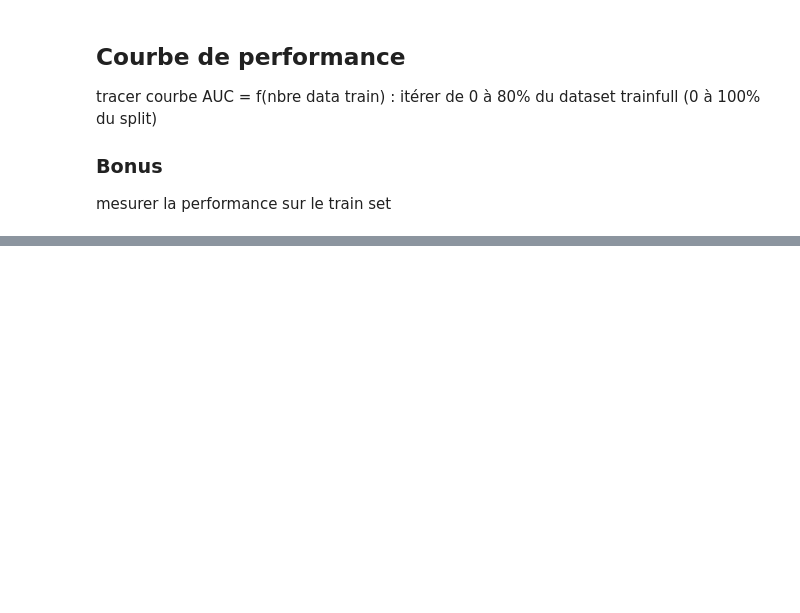
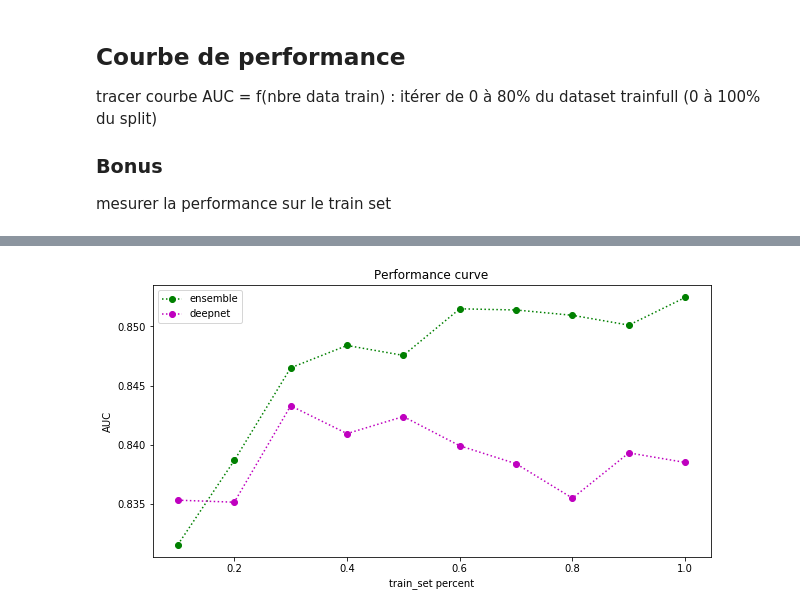
Before and after one commit to Simplon-IA-Bdx-1/give-me-some-credit-ChristopheGARREAU, a Jupyter notebook: GiveMeSomeCredit.ipynb, the cells around one changed output, grey strips where cells are left out. Saved outputs shown, nothing was run; the diff lists cells and outputs as text; code cells hidden in the pictures; blank space fills up the shorter version.

```diff
--- a/GiveMeSomeCredit.ipynb
+++ b/GiveMeSomeCredit.ipynb
@@ -660,0 +717,13 @@ mesurer la performance sur le train set
+# %%
+# Traçage de la courbe combinée
+import matplotlib.pyplot as plt
+%matplotlib inline
+plt.rcParams["figure.figsize"] = (10,5)
+plt.plot(train_percent, performance_ensemble, ':go', train_percent, performance_deepnet, ':mo')
+plt.xlabel('train_set percent')
+plt.ylabel('AUC')
+plt.title('Performance curve')
+plt.legend(['ensemble', 'deepnet'])
+plt.show()
+# %% [output]
+[figure, added]
```
Also changed, not shown: parts of 29 cells of this notebook.
